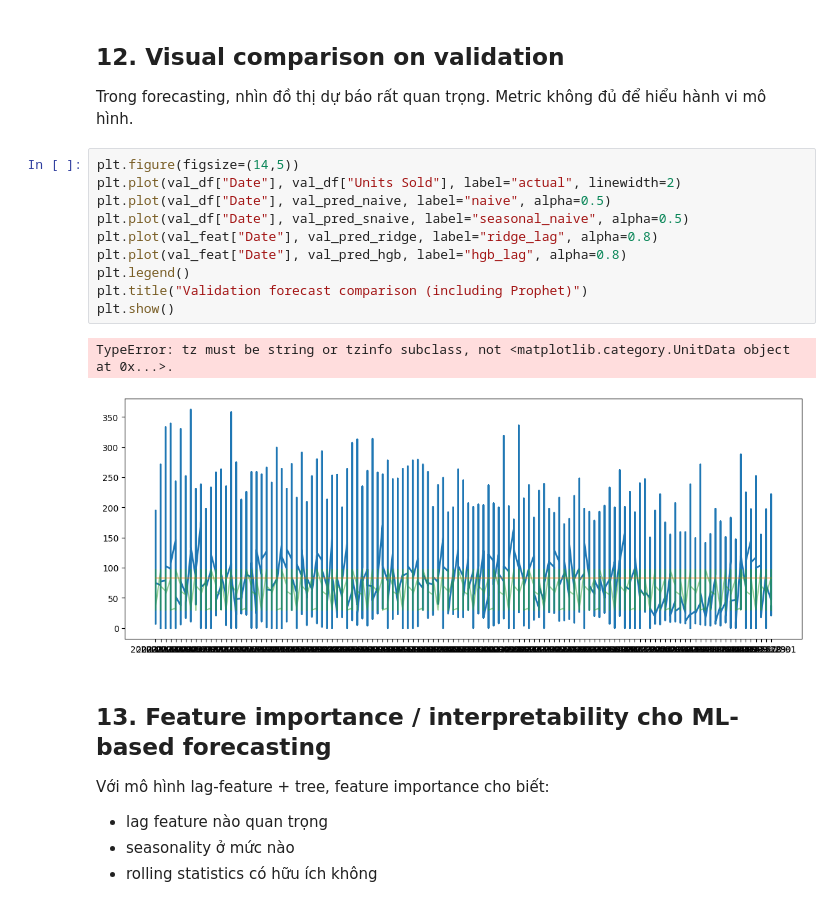
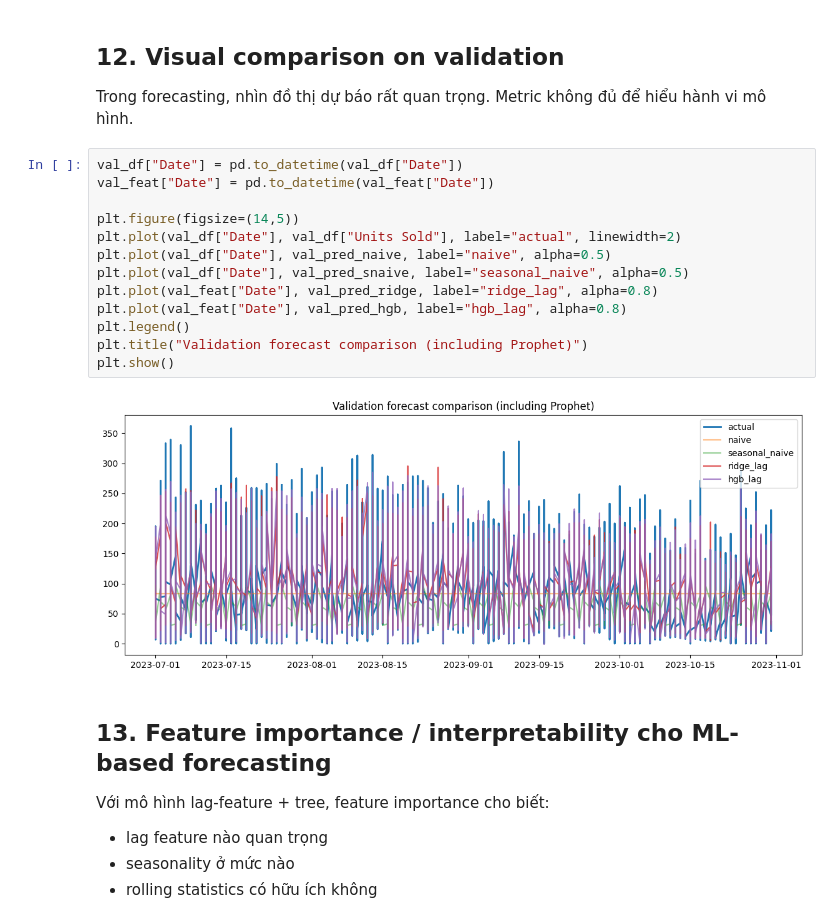
Before and after one commit to ngyxntthaoo/IS6404.CH201-Phan-tich-du-lieu-nang-cao, a Jupyter notebook: Lab04c_Lec06_TimeSeries_ML_Forecasting_PTDL.ipynb, the cells around one changed output. Cells and saved outputs as stored; diff of their text form.

```diff
--- a/Lab04c_Lec06_TimeSeries_ML_Forecasting_PTDL.ipynb
+++ b/Lab04c_Lec06_TimeSeries_ML_Forecasting_PTDL.ipynb
@@ -426,18 +438,20 @@ val_table
 Trong forecasting, nhìn đồ thị dự báo rất quan trọng.
 Metric không đủ để hiểu hành vi mô hình.
 # %%
+val_df["Date"] = pd.to_datetime(val_df["Date"])
+val_feat["Date"] = pd.to_datetime(val_feat["Date"])
+
 plt.figure(figsize=(14,5))
 plt.plot(val_df["Date"], val_df["Units Sold"], label="actual", linewidth=2)
 plt.plot(val_df["Date"], val_pred_naive, label="naive", alpha=0.5)
 plt.plot(val_df["Date"], val_pred_snaive, label="seasonal_naive", alpha=0.5)
 plt.plot(val_feat["Date"], val_pred_ridge, label="ridge_lag", alpha=0.8)
 plt.plot(val_feat["Date"], val_pred_hgb, label="hgb_lag", alpha=0.8)
 plt.legend()
 plt.title("Validation forecast comparison (including Prophet)")
 plt.show()
 # %% [output]
-TypeError: tz must be string or tzinfo subclass, not <matplotlib.category.UnitData object at 0x...>.
-[figure, old version]
+[figure, new version]
 # %% [markdown]
 ## 13. Feature importance / interpretability cho ML-based forecasting
 
```
Also changed, not shown: parts of 6 cells of this notebook.
